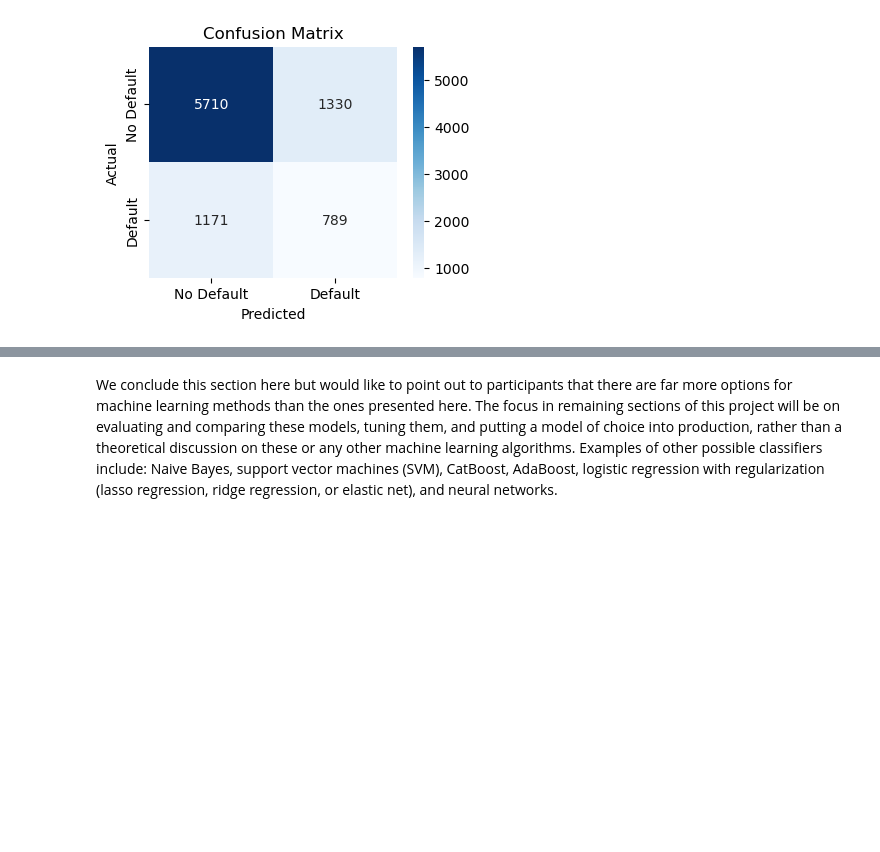
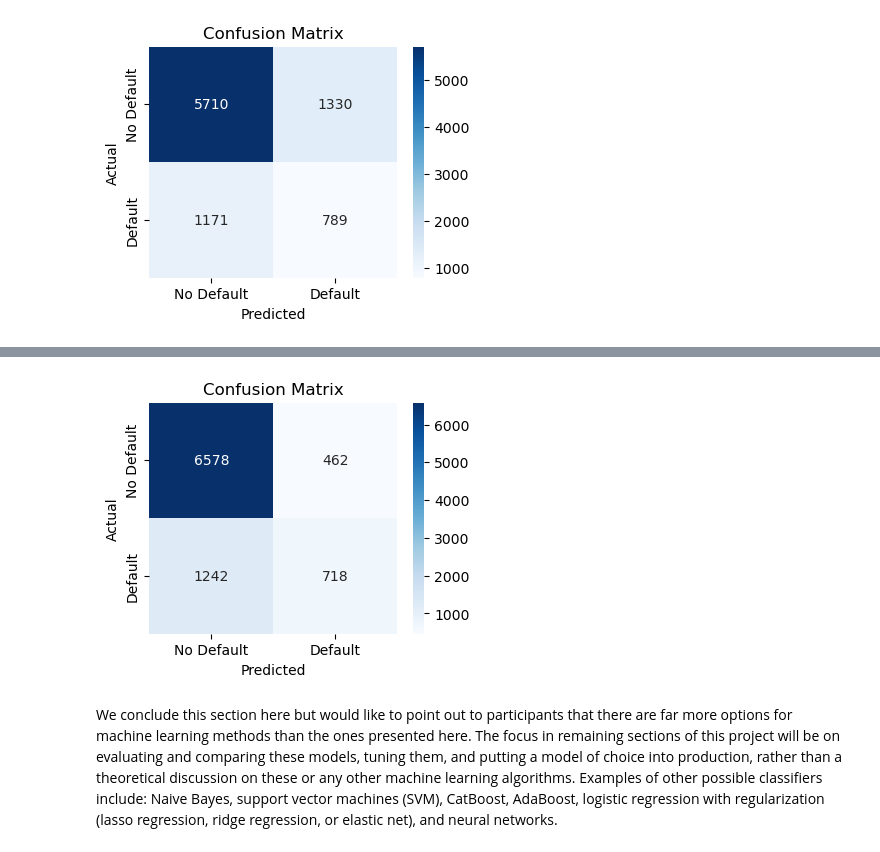
Before and after one commit to rbryant92/Copieux, a Jupyter notebook: supervised_learning_from_data_to_deployment.ipynb, the cells around one changed output, grey strips where cells are left out. Drawn from its saved outputs; the diff is of its cells as text; code cells hidden in the pictures; blank space fills up the shorter version.

```diff
--- a/supervised_learning_from_data_to_deployment.ipynb
+++ b/supervised_learning_from_data_to_deployment.ipynb
@@ -585,27 +587,29 @@ plt.show()
 # %%
 import xgboost
 from xgboost import XGBClassifier
 
-# Initialize xgboost model
+# initialize xgboost model
 xgb_model = XGBClassifier(eval_metric='logloss', use_label_encoder=False, random_state=42)
 
-# Train model
+# train model
 xgb_model.fit(X_train_scaled, y_train)
 
-# Make predictions
+# make predictions
 y_pred_xgb = xgb_model.predict(X_test_scaled)
 
 # evaluate model
-conf_matrix = confusion_matrix(y_test, y_pred_xgb)
+conf_matrix_xgb = confusion_matrix(y_test, y_pred_xgb)
 
 plt.figure(figsize=(4, 3))
-sns.heatmap(conf_matrix, annot=True, fmt='d', cmap='Blues',
+sns.heatmap(conf_matrix_xgb, annot=True, fmt='d', cmap='Blues',
             xticklabels=['No Default', 'Default'],
             yticklabels=['No Default', 'Default'])
 plt.xlabel('Predicted')
 plt.ylabel('Actual')
 plt.title('Confusion Matrix')
 plt.show()
+# %% [output]
+[figure, added]
 # %% [markdown]
 We conclude this section here but would like to point out to participants that there are far more options for machine learning methods than the ones presented here.  The focus in remaining sections of this project will be on evaluating and comparing these models, tuning them, and putting a model of choice into production, rather than a theoretical discussion on these or any other machine learning algorithms.  Examples of other possible classifiers include: Naive Bayes, support vector machines (SVM), CatBoost, AdaBoost, logistic regression with regularization (lasso regression, ridge regression, or elastic net), and neural networks.
 # %% [markdown]
```
Also changed, not shown: parts of 30 cells of this notebook.
